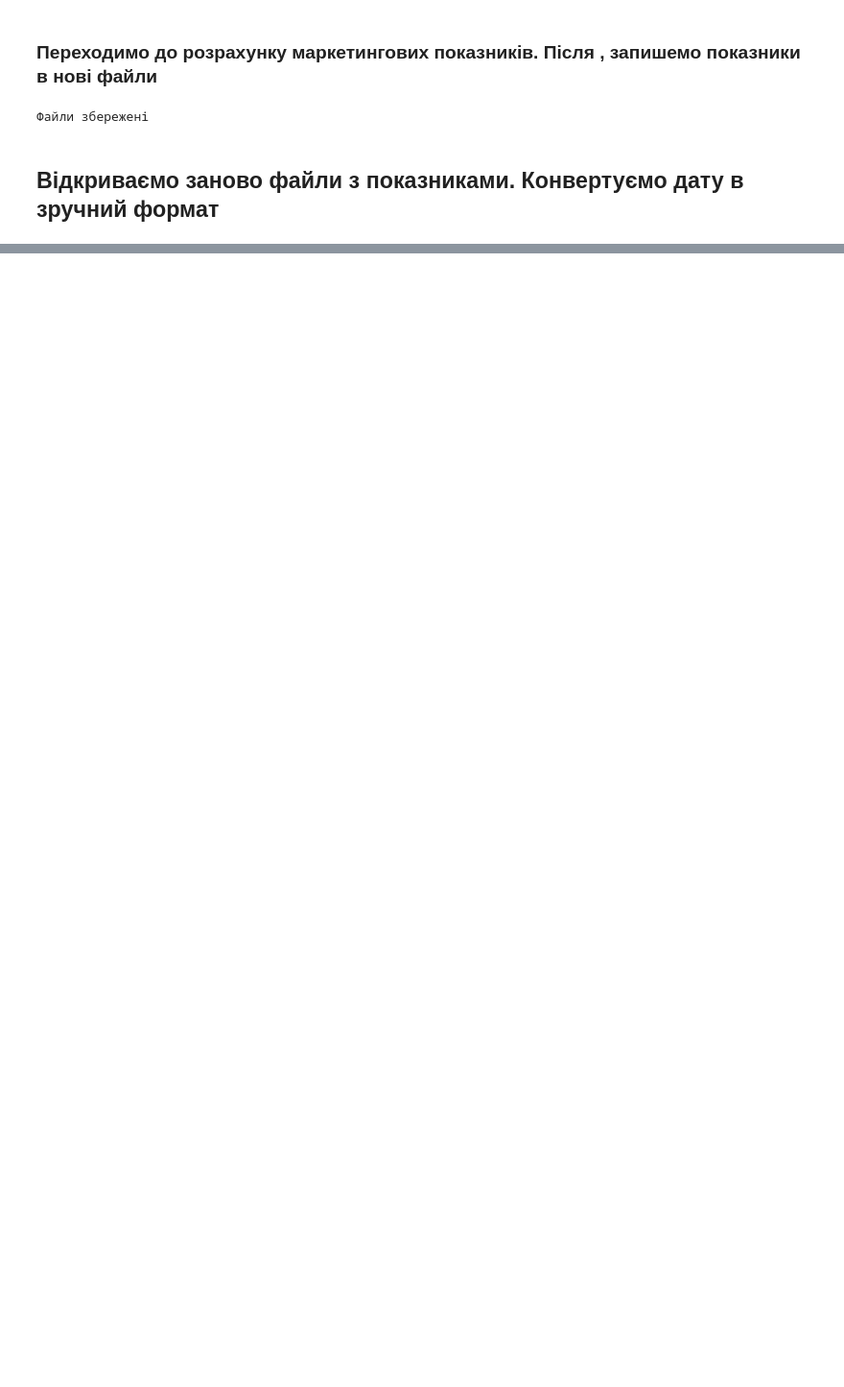
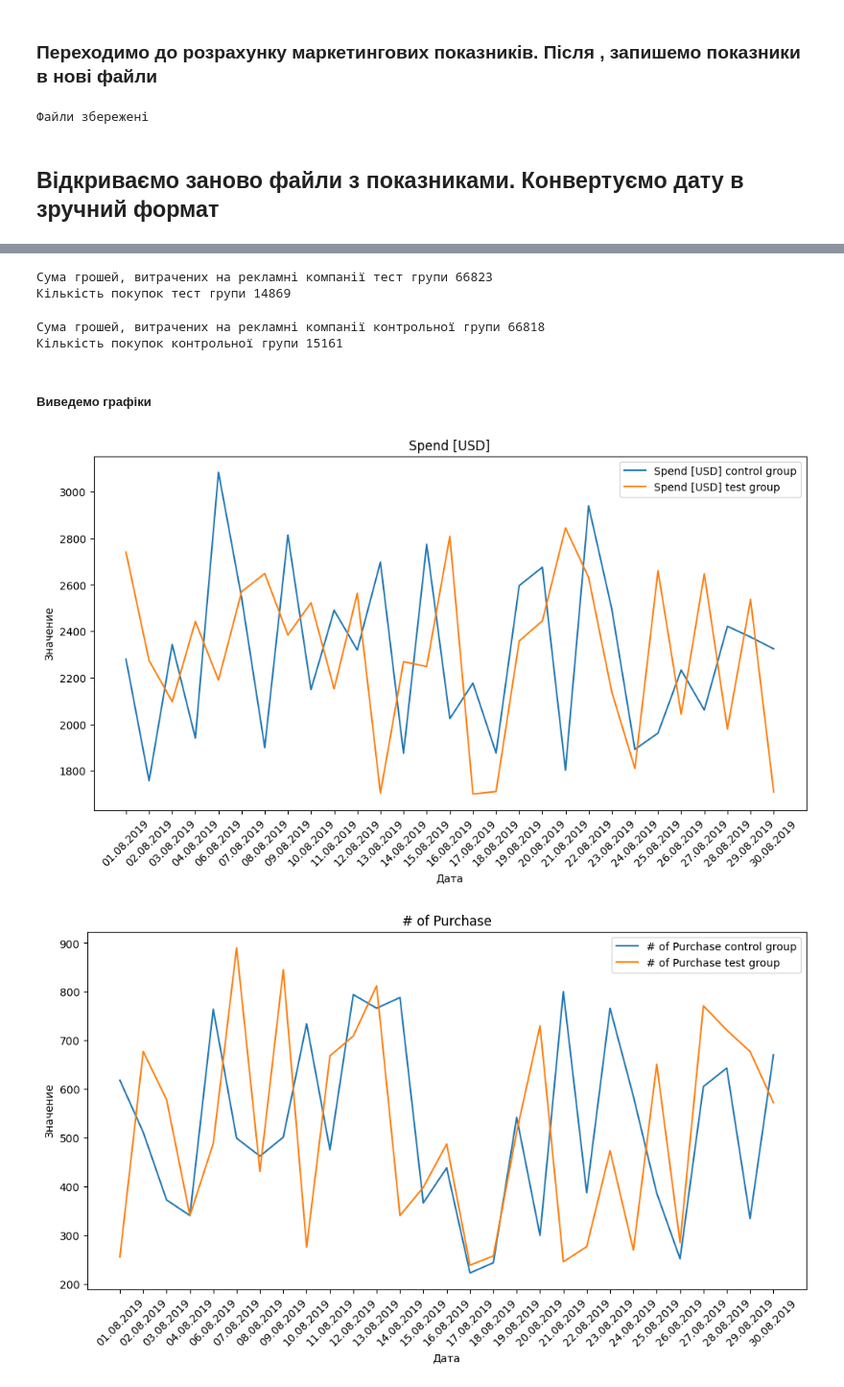
Before and after one commit to VadimHnatyuk28/data-analytics, a Jupyter notebook: AB testing/main.ipynb, the cells around one changed output, grey strips where cells are left out. Shown at 96% size. Drawn from its saved outputs; the diff is of its cells as text; code cells hidden in the pictures; blank space fills up the shorter version.

```diff
--- a/AB testing/main.ipynb
+++ b/AB testing/main.ipynb
@@ -143,8 +183,0 @@ plt.show()
-# %%
-base_date = datetime(1900, 1, 1)
-data_test_group['Date'] = data_test_group['Date'].apply(lambda x: (base_date + timedelta(days=x-2)).strftime('%d.%m.%Y'))
-
-# Перегляд результату
-
-
-print(data_test_group)
@@ -168,0 +186,47 @@ print(data_test_group)
+# %%
+print(f"Сума грошей, витрачених на рекламні компанії тест групи {sum(data_test_group['Spend [USD]'])}")
+print(f"Кількість покупок тест групи {sum(data_test_group['# of Purchase'])}")
+# %% [output]
+Сума грошей, витрачених на рекламні компанії тест групи 66823
+Кількість покупок тест групи 14869
+# %%
+print(f"Сума грошей, витрачених на рекламні компанії контрольної групи {sum(data_control_group['Spend [USD]'])}")
+print(f"Кількість покупок контрольної групи {sum(data_control_group['# of Purchase'])}")
+# %% [output]
+Сума грошей, витрачених на рекламні компанії контрольної групи 66818
+Кількість покупок контрольної групи 15161
+# %% [markdown]
+##### Виведемо графіки
+# %%
+x = data_control_group['Date']
+y1 = data_control_group['Spend [USD]']
+y2 = data_test_group['Spend [USD]']
+
+plt.figure(figsize=(12, 6))
+plt.plot(x, y1, label='Spend [USD] control group')
+plt.plot(x, y2, label='Spend [USD] test group')
+
+plt.xlabel('Дата')
+plt.ylabel('Значение')
+plt.title('Spend [USD]')
+plt.legend()
+plt.xticks(rotation=45)
+plt.show()
+
+x = data_control_group['Date']
+y1 = data_control_group['# of Purchase']
+y2 = data_test_group['# of Purchase']
+
+plt.figure(figsize=(12, 6))
+plt.plot(x, y1, label='# of Purchase control group')
+plt.plot(x, y2, label='# of Purchase test group')
+
+plt.xlabel('Дата')
+plt.ylabel('Значение')
+plt.title('# of Purchase')
+plt.legend()
+plt.xticks(rotation=45)
+plt.show()
+# %% [output]
+[figure, added]
+[figure, added]
```
Also changed, not shown: parts of 9 cells of this notebook, 4 other files.
